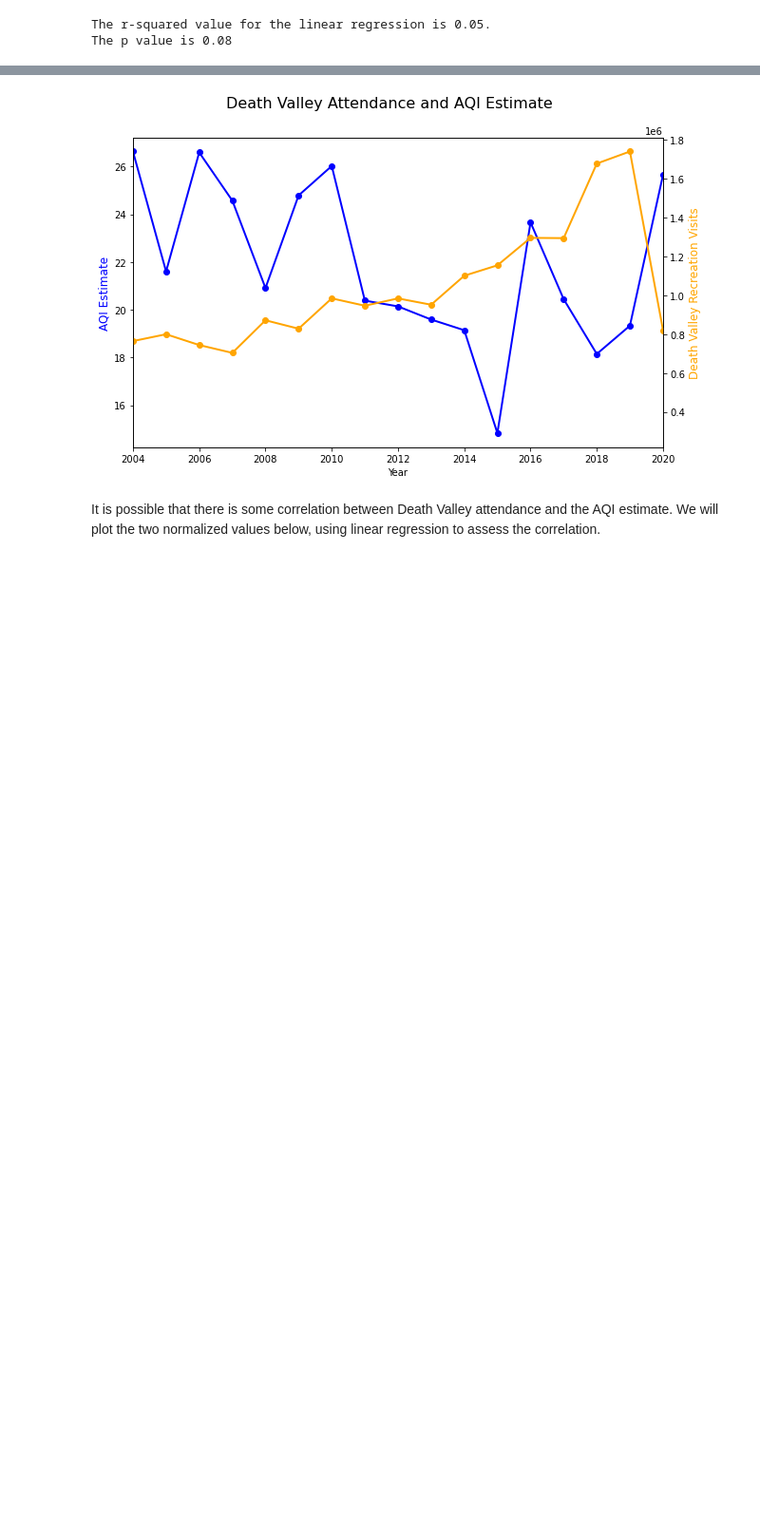
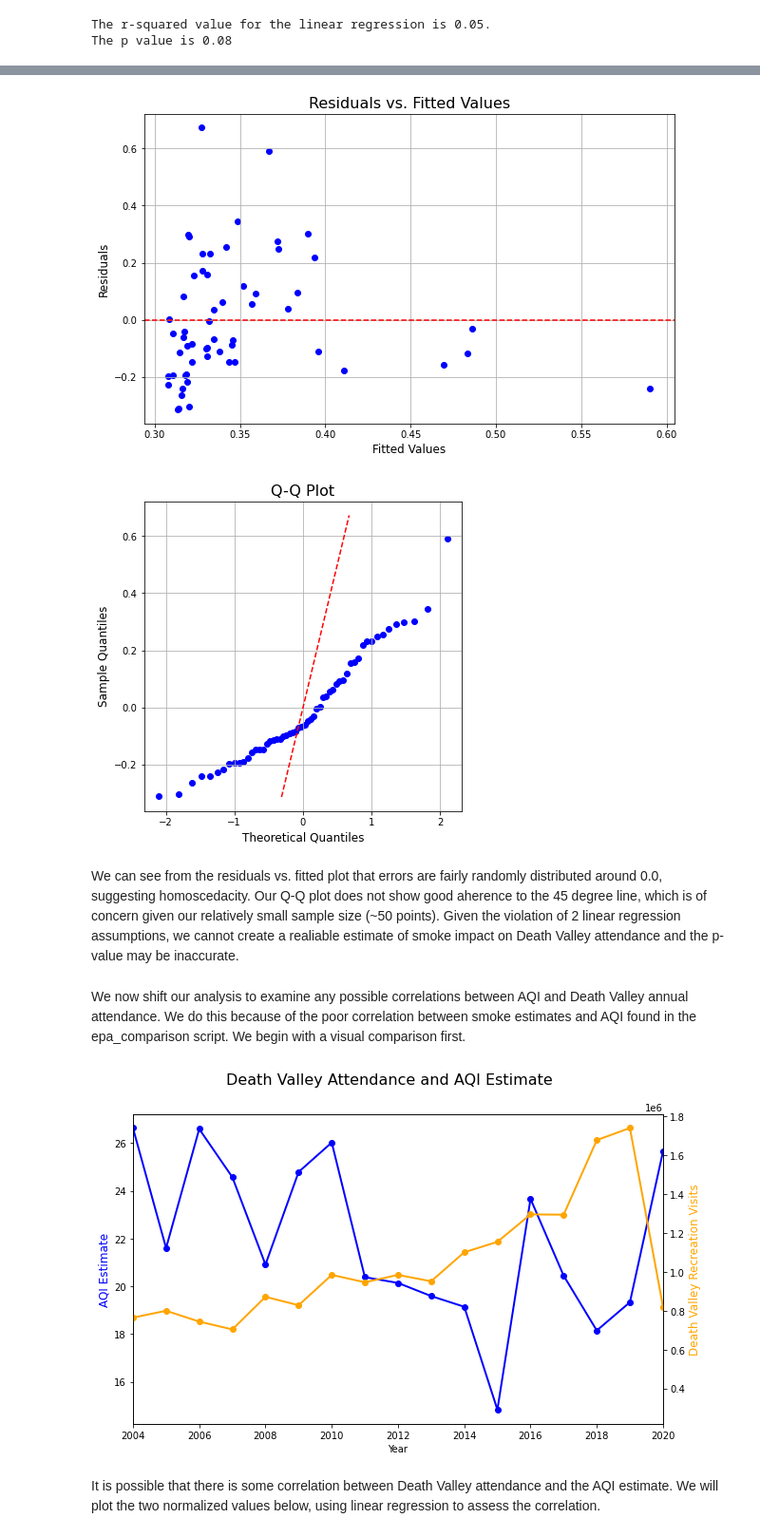
Before and after one commit to ekrolen/data-512-wildfire-project, a Jupyter notebook: scr/death_valley_comparison.ipynb, the cells around one changed output, grey strips where cells are left out. Shown at 95% size. Cells and saved outputs as stored; diff of their text form; code cells hidden in the pictures; blank space fills up the shorter version.

Commit message:
Added linear regression assumption checking to Death Valley, started final report

```diff
--- a/scr/death_valley_comparison.ipynb
+++ b/scr/death_valley_comparison.ipynb
@@ -106,3 +106,55 @@ We now shift our analysis to examine any possible correlations between AQI and D
+# %%
+#This cell of code code largely from ChatGPT
+
+#Examining the homoscedacity
+#Resetting x and y to numpy arrays
+X = np.array(x)
+Y = np.array(y)
+
+# Fit a linear regression model
+reg = LinearRegression()
+reg.fit(X.reshape(-1, 1), Y)
+
+#Calculate residuals
+y_pred = reg.predict(X.reshape(-1, 1))
+residuals = Y - y_pred
+
+# Create the plot
+plt.figure(figsize=(10, 6))
+plt.scatter(y_pred, residuals, marker='o', color='blue')
+plt.axhline(y=0, color='red', linestyle='--')
+plt.xlabel('Fitted Values', size=12)
+plt.ylabel('Residuals', size=12)
+plt.title('Residuals vs. Fitted Values', size=16)
+plt.grid(True)
+
+# Display the plot
+plt.show()
+
+#Examining multivariate normality
+# Sort the data in ascending order
+data_sorted = np.sort(residuals)
+
+# Generate quantiles for the theoretical normal distribution
+theoretical_quantiles = stats.norm.ppf(np.linspace(0, 1, len(data_sorted)))
+
+# Create the Q-Q plot
+plt.figure(figsize=(6, 6))
+plt.scatter(theoretical_quantiles, data_sorted, color='blue')
+plt.plot([np.min(data_sorted), np.max(data_sorted)], [np.min(data_sorted), np.max(data_sorted)], color='red', linestyle='--')
+plt.xlabel('Theoretical Quantiles', size=12)
+plt.ylabel('Sample Quantiles', size=12)
+plt.title('Q-Q Plot', size=16)
+plt.grid(True)
+
+plt.show()
+# %% [output]
+[figure, added]
+[figure, added]
+# %% [markdown]
+We can see from the residuals vs. fitted plot that errors are fairly randomly distributed around 0.0, suggesting homoscedacity. Our Q-Q plot does not show good aherence to the 45 degree line, which is of concern given our relatively small sample size (~50 points). Given the violation of 2 linear regression assumptions, we cannot create a realiable estimate of smoke impact on Death Valley attendance and the p-value may be inaccurate.
+# %% [markdown]
+We now shift our analysis to examine any possible correlations between AQI and Death Valley annual attendance. We do this because of the poor correlation between smoke estimates and AQI found in the epa_comparison script. We begin with a visual comparison first.
 # %%
 #Plotting the timeseries
 x = comp_df['Year']
```
Also changed, not shown: parts of 5 cells of this notebook, 3 other files.
